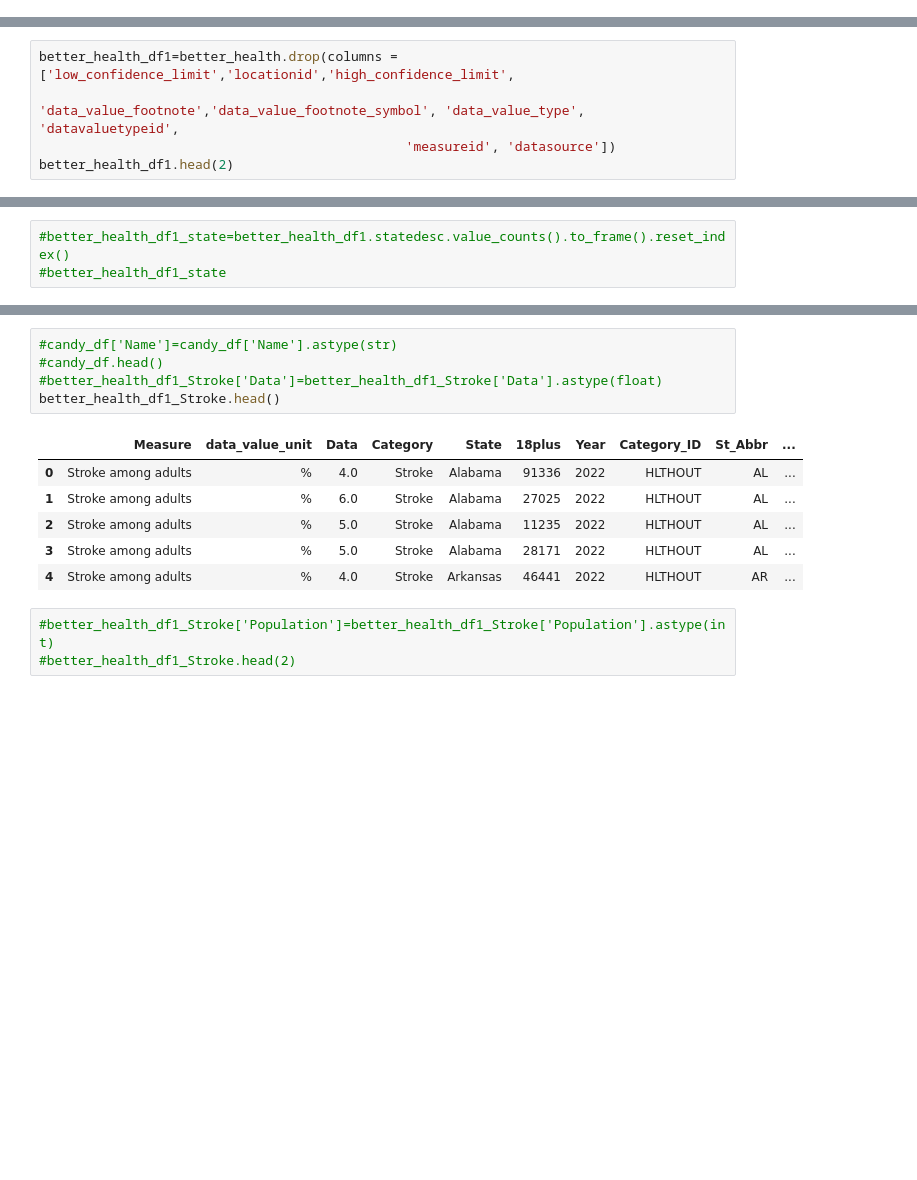
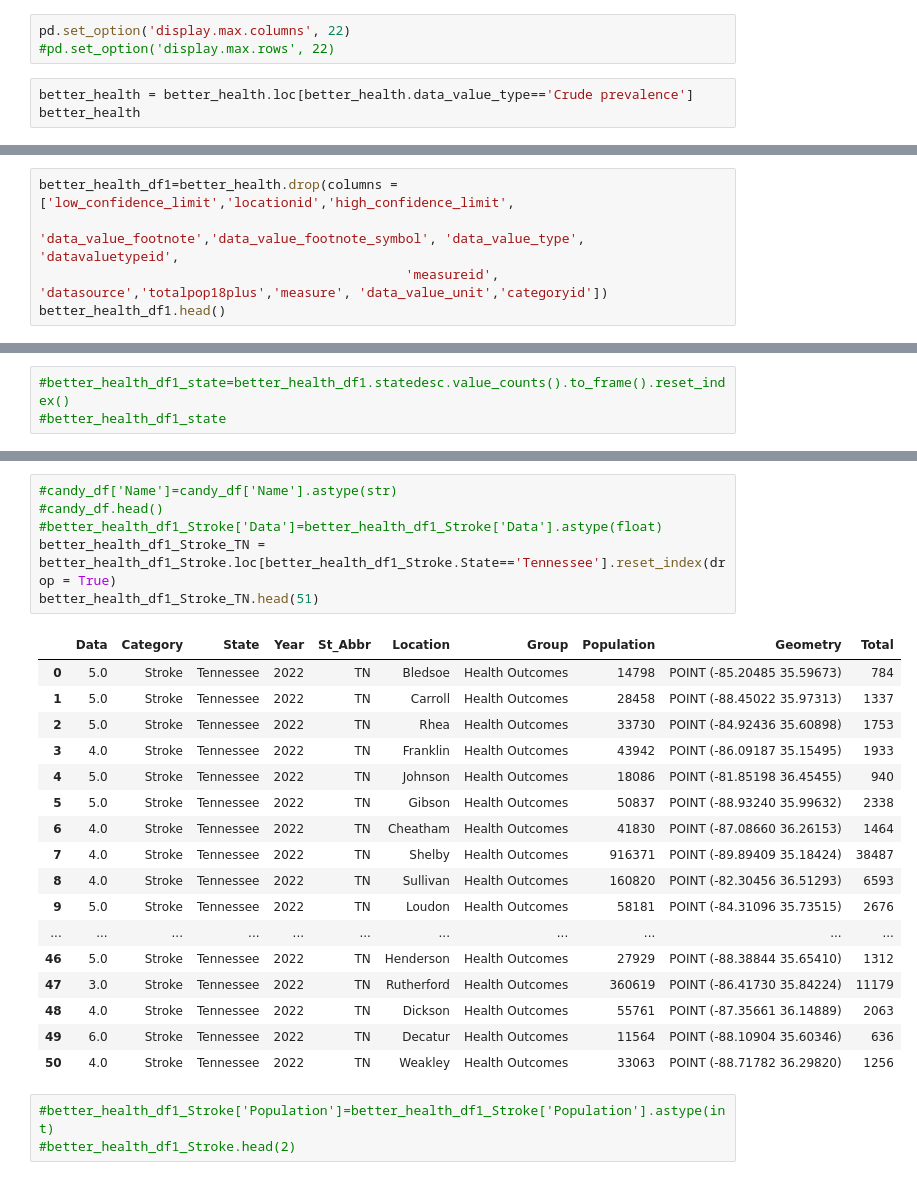
Before and after one commit to Lyduska/Better_Health, a Jupyter notebook: notebook/Better_health.ipynb, the cells around one changed output, grey strips where cells are left out. Drawn from its saved outputs; the diff is of its cells as text; blank space fills up the shorter version.

```diff
--- a/notebook/Better_health.ipynb
+++ b/notebook/Better_health.ipynb
@@ -20,0 +37,6 @@ better_health.head(2)
+# %%
+pd.set_option('display.max.columns', 22)
+#pd.set_option('display.max.rows', 22)
+# %%
+better_health = better_health.loc[better_health.data_value_type=='Crude prevalence']
+better_health
@@ -38,6 +83,6 @@ Index(['measure', 'low_confidence_limit', 'data_value_unit', 'data_value',
 # %%
 better_health_df1=better_health.drop(columns =['low_confidence_limit','locationid','high_confidence_limit',
                                                'data_value_footnote','data_value_footnote_symbol', 'data_value_type', 'datavaluetypeid',
-                                               'measureid', 'datasource'])
-better_health_df1.head(2)
+                                               'measureid', 'datasource','totalpop18plus','measure', 'data_value_unit','categoryid'])
+better_health_df1.head()
 # %% [output]
@@ -166,15 +248,27 @@ memory usage: 688.1+ KB
 # %%
 #candy_df['Name']=candy_df['Name'].astype(str)
 #candy_df.head()
 #better_health_df1_Stroke['Data']=better_health_df1_Stroke['Data'].astype(float)
-better_health_df1_Stroke.head()
+better_health_df1_Stroke_TN = better_health_df1_Stroke.loc[better_health_df1_Stroke.State=='Tennessee'].reset_index(drop = True)
+better_health_df1_Stroke_TN.head(51)
 # %% [output]
-|  | Measure | data_value_unit | Data | Category | State | 18plus | Year | Category_ID | St_Abbr | ... |
-| 0 | Stroke among adults | % | 4.0 | Stroke | Alabama | 91336 | 2022 | HLTHOUT | AL | ... |
-| 1 | Stroke among adults | % | 6.0 | Stroke | Alabama | 27025 | 2022 | HLTHOUT | AL | ... |
-| 2 | Stroke among adults | % | 5.0 | Stroke | Alabama | 11235 | 2022 | HLTHOUT | AL | ... |
-| 3 | Stroke among adults | % | 5.0 | Stroke | Alabama | 28171 | 2022 | HLTHOUT | AL | ... |
-| 4 | Stroke among adults | % | 4.0 | Stroke | Arkansas | 46441 | 2022 | HLTHOUT | AR | ... |
+|  | Data | Category | State | Year | St_Abbr | Location | Group | Population | Geometry | Total |
+| 0 | 5.0 | Stroke | Tennessee | 2022 | TN | Bledsoe | Health Outcomes | 14798 | POINT (-85.20485 35.59673) | 784 |
+| 1 | 5.0 | Stroke | Tennessee | 2022 | TN | Carroll | Health Outcomes | 28458 | POINT (-88.45022 35.97313) | 1337 |
+| 2 | 5.0 | Stroke | Tennessee | 2022 | TN | Rhea | Health Outcomes | 33730 | POINT (-84.92436 35.60898) | 1753 |
+| 3 | 4.0 | Stroke | Tennessee | 2022 | TN | Franklin | Health Outcomes | 43942 | POINT (-86.09187 35.15495) | 1933 |
+| 4 | 5.0 | Stroke | Tennessee | 2022 | TN | Johnson | Health Outcomes | 18086 | POINT (-81.85198 36.45455) | 940 |
+| 5 | 5.0 | Stroke | Tennessee | 2022 | TN | Gibson | Health Outcomes | 50837 | POINT (-88.93240 35.99632) | 2338 |
+| 6 | 4.0 | Stroke | Tennessee | 2022 | TN | Cheatham | Health Outcomes | 41830 | POINT (-87.08660 36.26153) | 1464 |
+| 7 | 4.0 | Stroke | Tennessee | 2022 | TN | Shelby | Health Outcomes | 916371 | POINT (-89.89409 35.18424) | 38487 |
+| 8 | 4.0 | Stroke | Tennessee | 2022 | TN | Sullivan | Health Outcomes | 160820 | POINT (-82.30456 36.51293) | 6593 |
+| 9 | 5.0 | Stroke | Tennessee | 2022 | TN | Loudon | Health Outcomes | 58181 | POINT (-84.31096 35.73515) | 2676 |
+| ... | ... | ... | ... | ... | ... | ... | ... | ... | ... | ... |
+| 46 | 5.0 | Stroke | Tennessee | 2022 | TN | Henderson | Health Outcomes | 27929 | POINT (-88.38844 35.65410) | 1312 |
+| 47 | 3.0 | Stroke | Tennessee | 2022 | TN | Rutherford | Health Outcomes | 360619 | POINT (-86.41730 35.84224) | 11179 |
+| 48 | 4.0 | Stroke | Tennessee | 2022 | TN | Dickson | Health Outcomes | 55761 | POINT (-87.35661 36.14889) | 2063 |
+| 49 | 6.0 | Stroke | Tennessee | 2022 | TN | Decatur | Health Outcomes | 11564 | POINT (-88.10904 35.60346) | 636 |
+| 50 | 4.0 | Stroke | Tennessee | 2022 | TN | Weakley | Health Outcomes | 33063 | POINT (-88.71782 36.29820) | 1256 |
 # %%
 #better_health_df1_Stroke['Population']=better_health_df1_Stroke['Population'].astype(int)
 #better_health_df1_Stroke.head(2)
```
Also changed, not shown: parts of 43 cells of this notebook.
